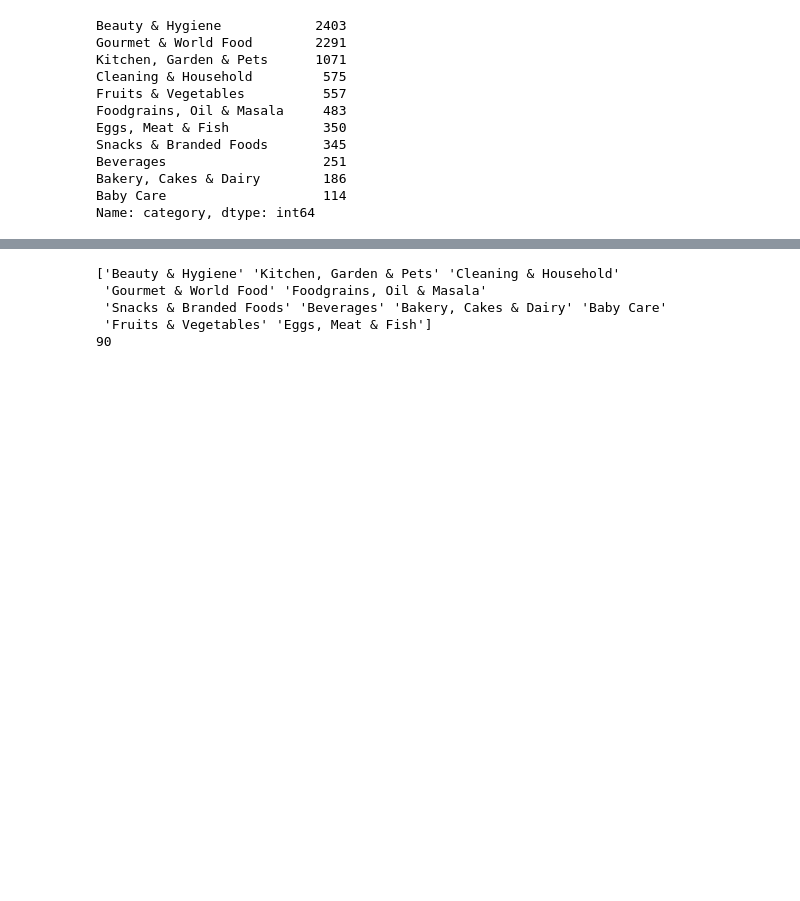
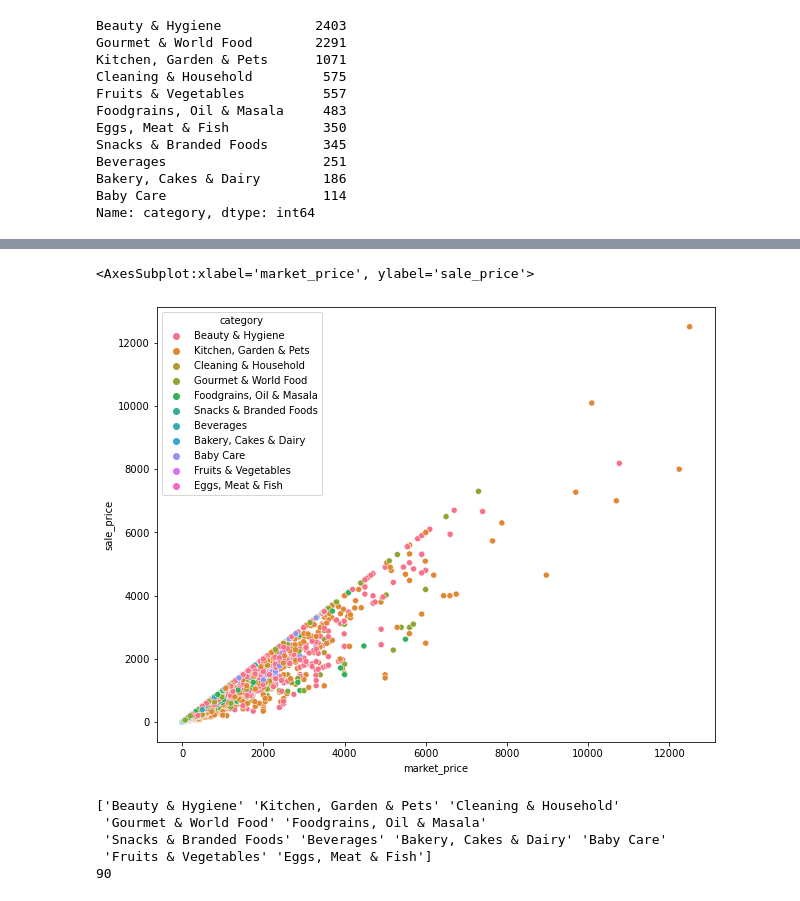
Before and after one commit to saquibmohiuddin/BigBasketData, a Jupyter notebook: bigbasket.ipynb, the cells around one changed output, grey strips where cells are left out. Drawn from its saved outputs; the diff is of its cells as text; code cells hidden in the pictures; blank space fills up the shorter version.

```diff
--- a/bigbasket.ipynb
+++ b/bigbasket.ipynb
@@ -128,3 +144,9 @@ Name: category, dtype: int64
+# %%
+plt.figure(figsize = (10, 8))
+sns.scatterplot(data = df, x = "market_price", y = "sale_price", hue = "category")
+# %% [output]
+<AxesSubplot:xlabel='market_price', ylabel='sale_price'>
+[figure, added]
 # %%
 print(df["category"].unique())
 print(len(df["sub_category"].unique()))
```
Also changed, not shown: parts of 1 cell of this notebook.
